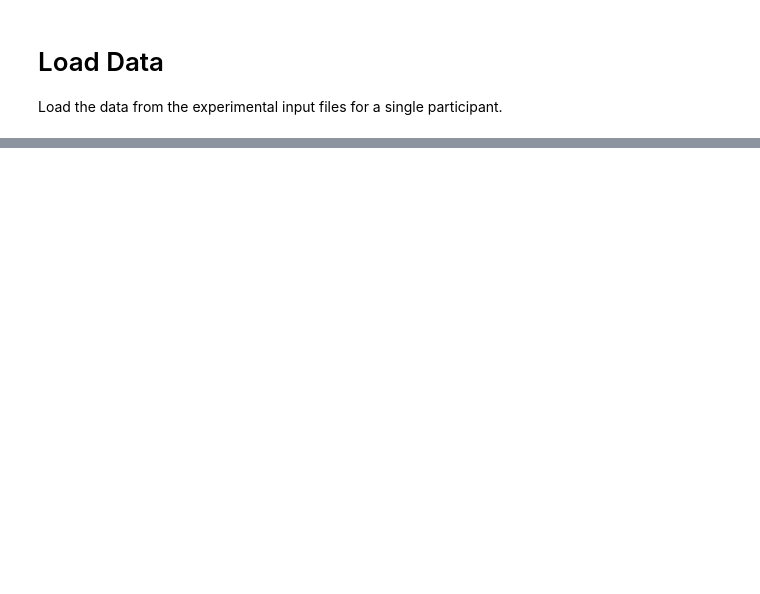
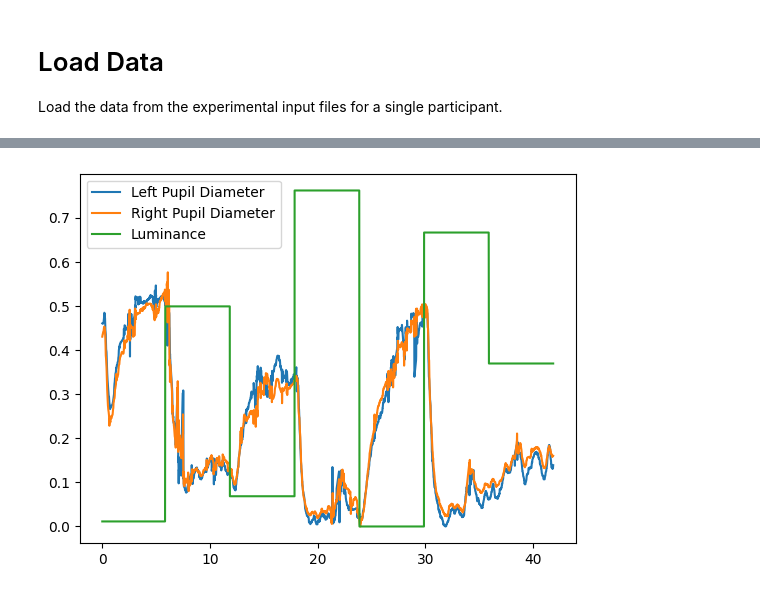
Before and after one commit to courtnicole/3d-path-cognition, a Jupyter notebook: demo.ipynb, the cells around one changed output, grey strips where cells are left out. Saved outputs shown, nothing was run; the diff lists cells and outputs as text; code cells hidden in the pictures; blank space fills up the shorter version.

```diff
--- a/demo.ipynb
+++ b/demo.ipynb
@@ -45,3 +41,5 @@ for stream in streams:
 dfs = {}
 for stream_name, stream_data in data.items():
     dfs[stream_name] = pd.DataFrame(stream_data)
+    dfs[stream_name].drop_duplicates(subset=['time'], keep='first', inplace=True)
+    dfs[stream_name].reset_index(drop=True, inplace=True)
@@ -88,0 +46,19 @@ memory usage: 2.8 MB
+# %%
+gaze = dfs['GazeStream']
+luminance = dfs['LuminanceStream']
+
+pupil_calib_d = gaze.loc[(gaze['MethodID']>98.0) & (gaze['LeftEyeIsBlinking']==0) & (gaze['RightEyeIsBlinking']==0) & (gaze['LeftPupilDiameter']>0) & (gaze['RightPupilDiameter']>0), ['time', 'LeftPupilDiameter', 'RightPupilDiameter']]
+pupil_calib_d.reset_index(drop=True, inplace=True)
+
+lum_calib = luminance.loc[(luminance['MethodID']>98.0), ['time', 'Luminance']]
+lum_calib.reset_index(drop=True, inplace=True)
+
+gaze_luminance_time = np.intersect1d(pupil_calib_d['time'], lum_calib['time'])
+
+pupil_calib_d = pupil_calib_d[pupil_calib_d['time'].isin(gaze_luminance_time)]
+lum_calib = lum_calib[lum_calib['time'].isin(gaze_luminance_time)]
+pupil_calib_d.reset_index(drop=True, inplace=True)
+lum_calib.reset_index(drop=True, inplace=True)
+
+pupil_calib_d.info()
+lum_calib.info()
@@ -88,0 +85,14 @@ memory usage: 2.8 MB
+# %%
+pupil_calib_d.describe()
+pupil_d_l_norm = (pupil_calib_d['LeftPupilDiameter'] - pupil_calib_d['LeftPupilDiameter'].min())/pupil_calib_d['LeftPupilDiameter'].max()
+pupil_d_r_norm = (pupil_calib_d['RightPupilDiameter'] - pupil_calib_d['RightPupilDiameter'].min())/pupil_calib_d['RightPupilDiameter'].max()
+# %%
+#plot pupil d and luminance
+fig, ax = plt.subplots()
+ax.plot(pupil_calib_d['time']-pupil_calib_d['time'][0], pupil_d_l_norm, label='Left Pupil Diameter')
+ax.plot(pupil_calib_d['time']-pupil_calib_d['time'][0], pupil_d_r_norm, label='Right Pupil Diameter')
+ax.plot(lum_calib['time']-lum_calib['time'][0], lum_calib['Luminance'], label='Luminance')
+ax.legend()
+plt.show()
+# %% [output]
+[figure, added]
```
Also changed, not shown: parts of 7 cells of this notebook.
